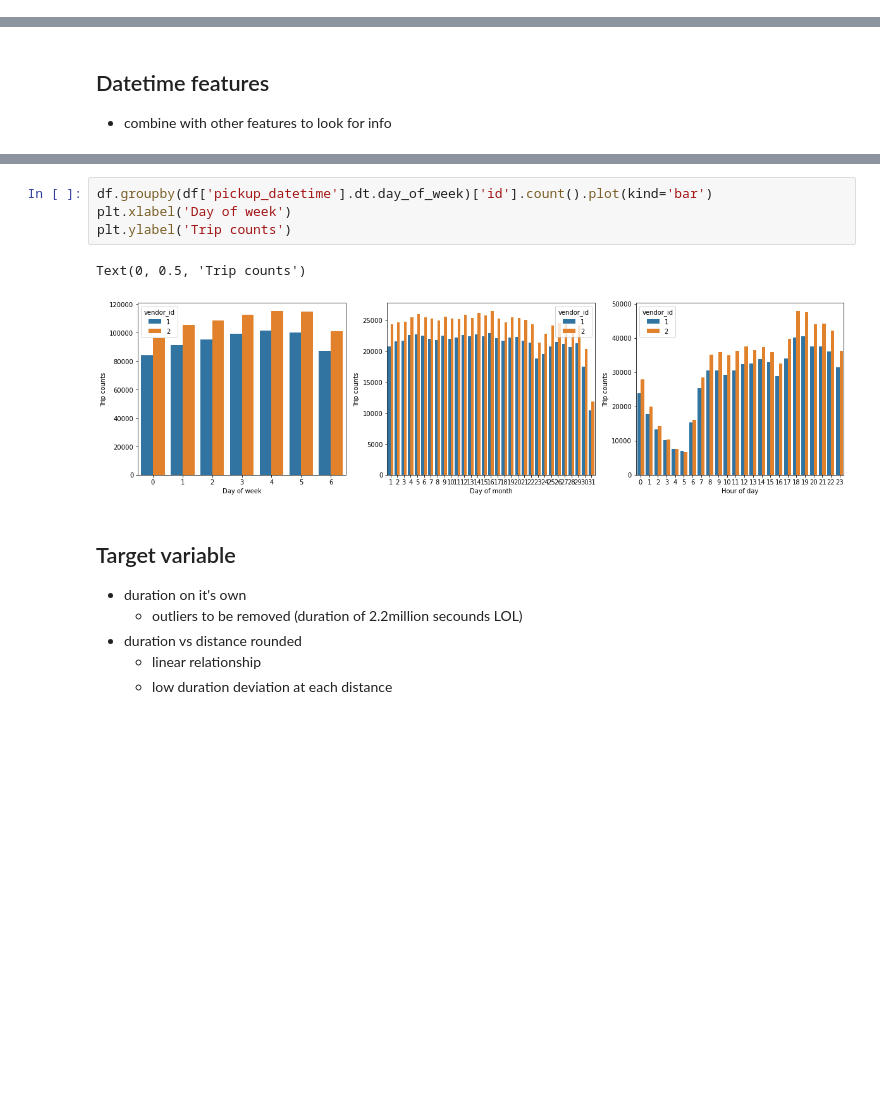
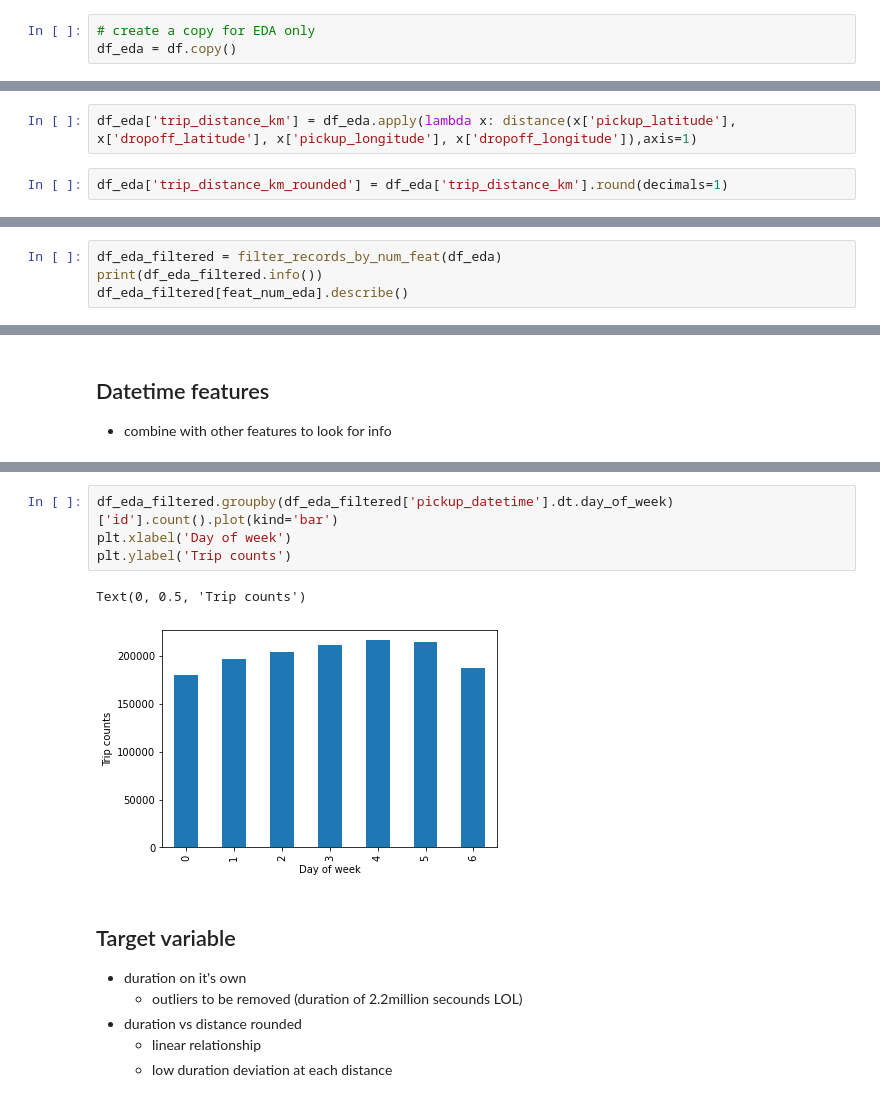
Before and after one commit to tawiwut-cha/nyc_cabs_draft, a Jupyter notebook: predict_duration_competition.ipynb, the cells around one changed output, grey strips where cells are left out. Cells and saved outputs as stored; diff of their text form; blank space fills up the shorter version.

```diff
--- a/predict_duration_competition.ipynb
+++ b/predict_duration_competition.ipynb
@@ -90,4 +84,7 @@ df['trip_distance_km_rounded'] = df['trip_distance_km'].round(decimals=1)
 # EDA
 # %% [markdown]
 ## Overview
+# %%
+# create a copy for EDA only
+df_eda = df.copy()
 # %%
@@ -105 +129,5 @@ df.describe()
+# %%
+df_eda['trip_distance_km'] = df_eda.apply(lambda x: distance(x['pickup_latitude'], x['dropoff_latitude'], x['pickup_longitude'], x['dropoff_longitude']),axis=1)
+# %%
+df_eda['trip_distance_km_rounded'] = df_eda['trip_distance_km'].round(decimals=1)
 # %%
@@ -188,0 +186,4 @@ None
+# %%
+df_eda_filtered = filter_records_by_num_feat(df_eda)
+print(df_eda_filtered.info())
+df_eda_filtered[feat_num_eda].describe()
@@ -248,12 +274,12 @@ plt.ylabel('Trip counts')
 Text(0, 0.5, 'Trip counts')
 [figure]
 # %%
-df.groupby(df['pickup_datetime'].dt.day_of_week)['id'].count().plot(kind='bar')
+df_eda_filtered.groupby(df_eda_filtered['pickup_datetime'].dt.day_of_week)['id'].count().plot(kind='bar')
 plt.xlabel('Day of week')
 plt.ylabel('Trip counts')
 # %% [output]
 Text(0, 0.5, 'Trip counts')
-[figure, old version]
+[figure, new version]
 # %% [markdown]
 ## Target variable
 - duration on it's own
```
Also changed, not shown: parts of 36 cells of this notebook.
